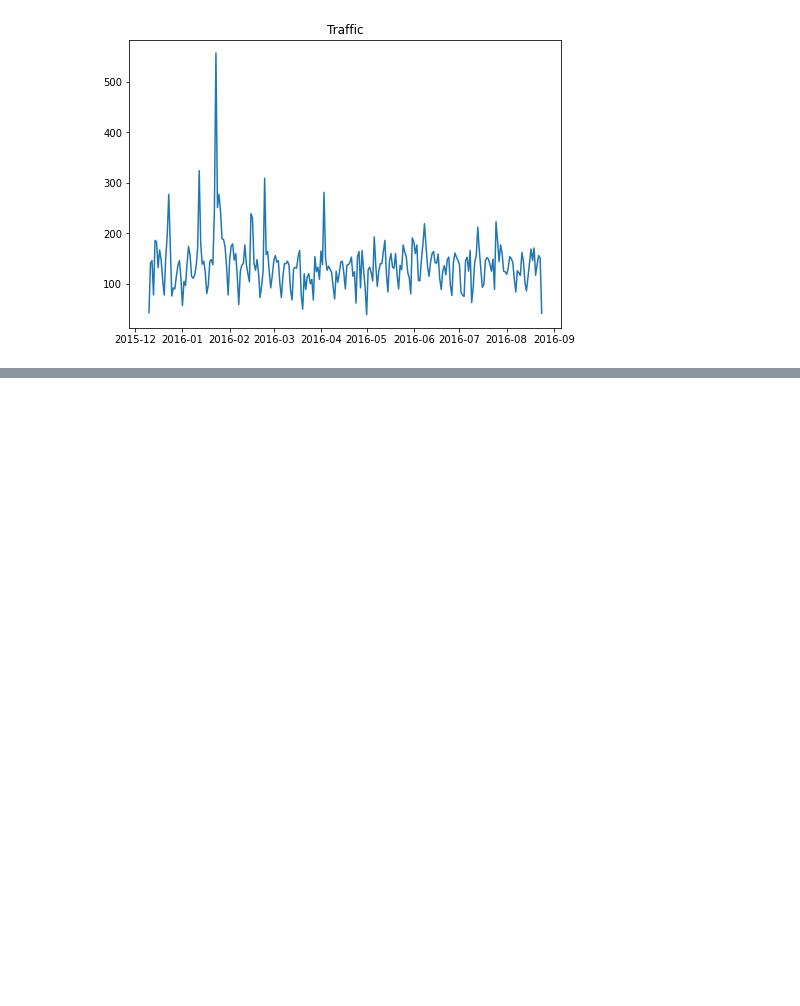
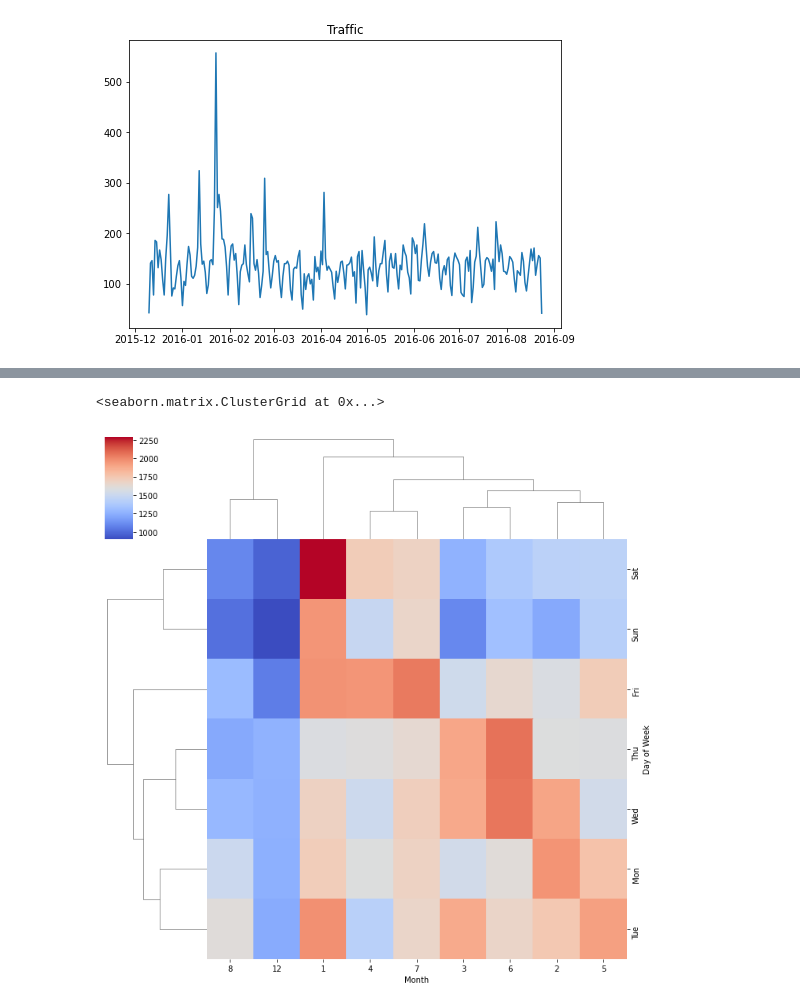
Before and after one commit to ShimnaA/calls_data, a Jupyter notebook: CallsData.ipynb, the cells around one changed output, grey strips where cells are left out. Cells and saved outputs as stored; diff of their text form; code cells hidden in the pictures; blank space fills up the shorter version.

```diff
--- a/CallsData.ipynb
+++ b/CallsData.ipynb
@@ -281,0 +432,5 @@ ax.plot(byDate_reason.index, byDate_reason['lat'])
+# %%
+sns.clustermap(series, cmap='coolwarm')
+# %% [output]
+<seaborn.matrix.ClusterGrid at 0x...>
+[figure, added]
```
Also changed, not shown: parts of 24 cells of this notebook.
